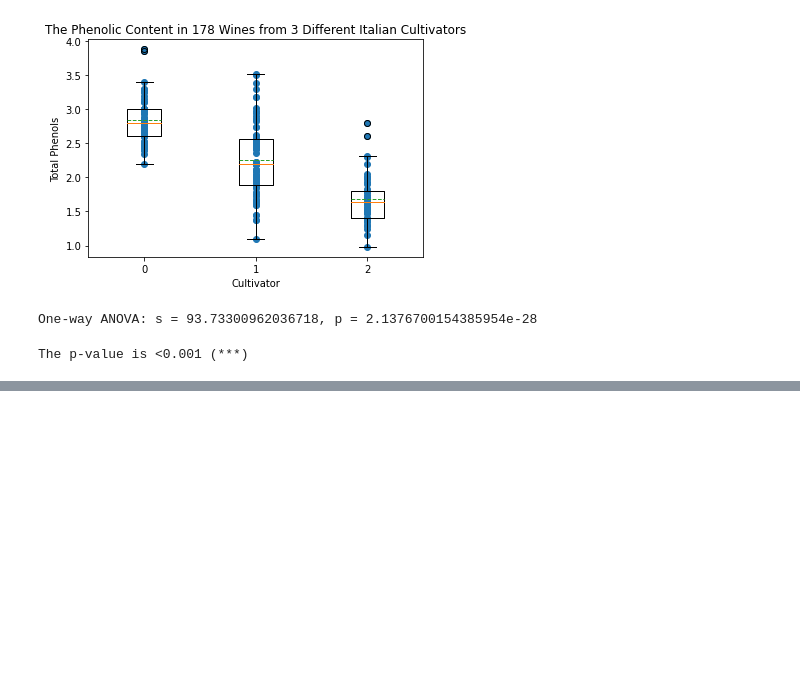
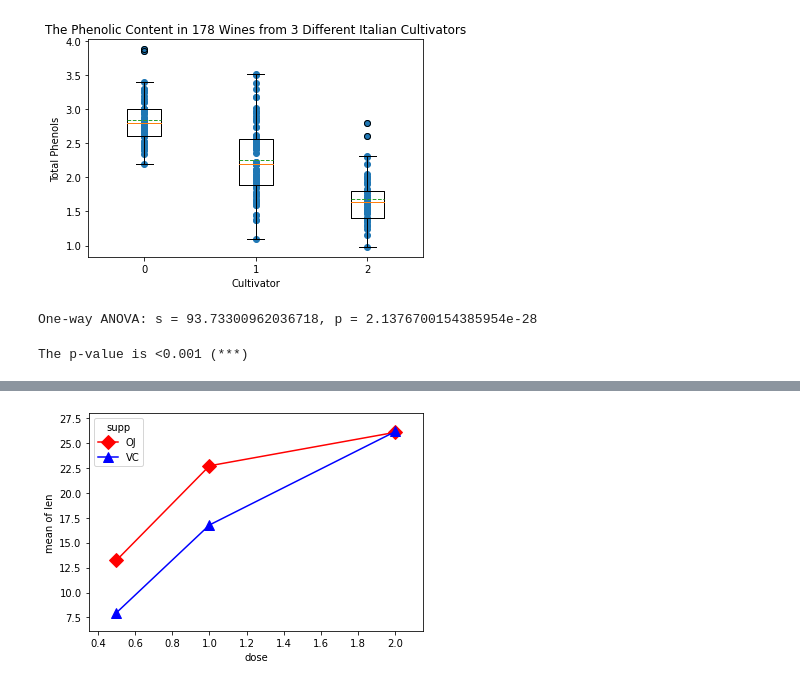
Before and after one commit to shionguha/inf2178-expdesignfordatascience-w23, a Jupyter notebook: notebooks/anova.ipynb, the cells around one changed output, grey strips where cells are left out. Drawn from its saved outputs; the diff is of its cells as text; code cells hidden in the pictures; blank space fills up the shorter version.

```diff
--- a/notebooks/anova.ipynb
+++ b/notebooks/anova.ipynb
@@ -97,0 +177,9 @@ The p-value is <0.001 (***)
+# %%
+datafile = "https://raw.githubusercontent.com/shionguha/inf2178-expdesignfordatascience-w23/main/data/ToothGrowth.csv"
+# %%
+data = pd.read_csv(datafile)
+# %%
+fig = interaction_plot(data.dose, data.supp, data.len,
+             colors=['red','blue'], markers=['D','^'], ms=10)
+# %% [output]
+[figure, added]
```
Also changed, not shown: parts of 12 cells of this notebook.
